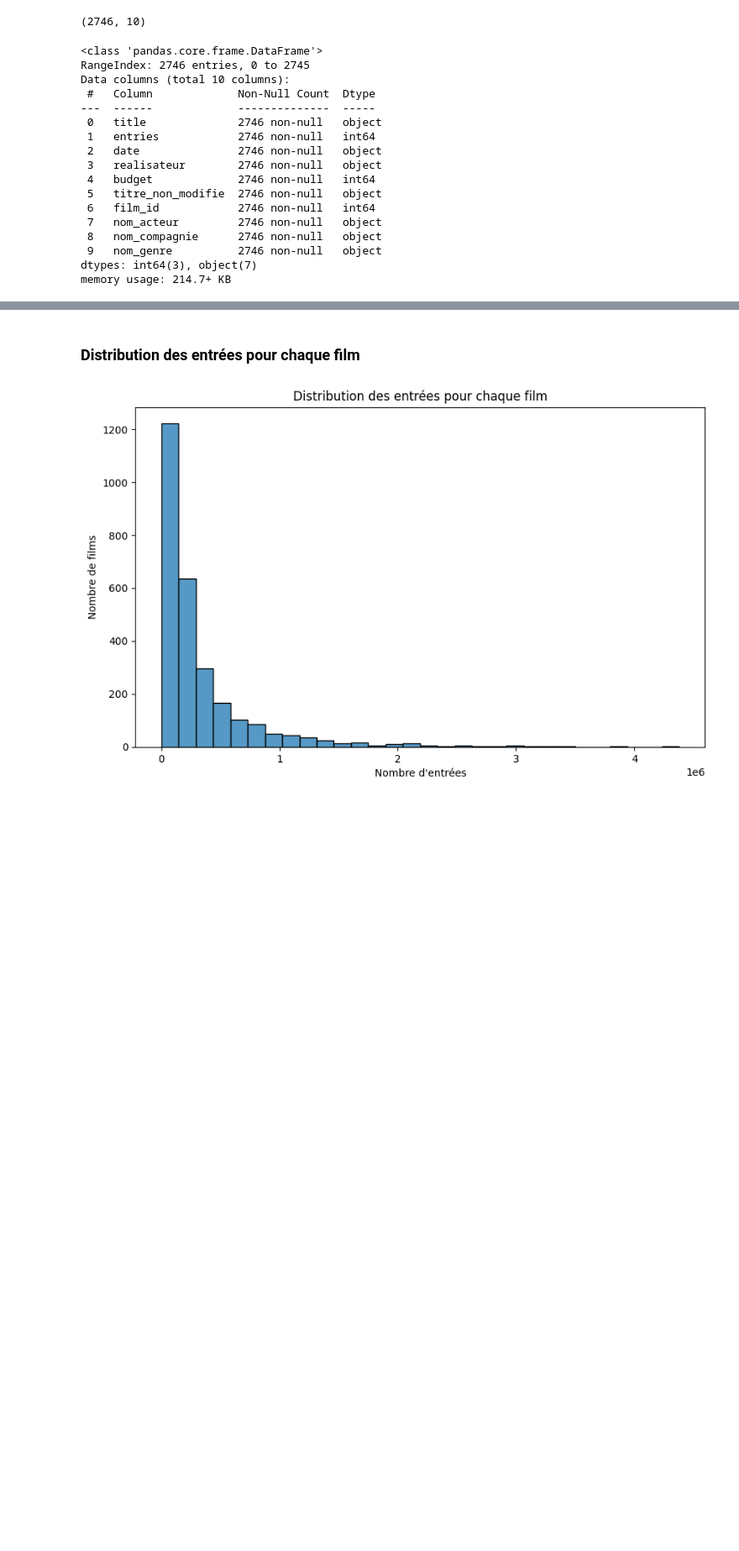
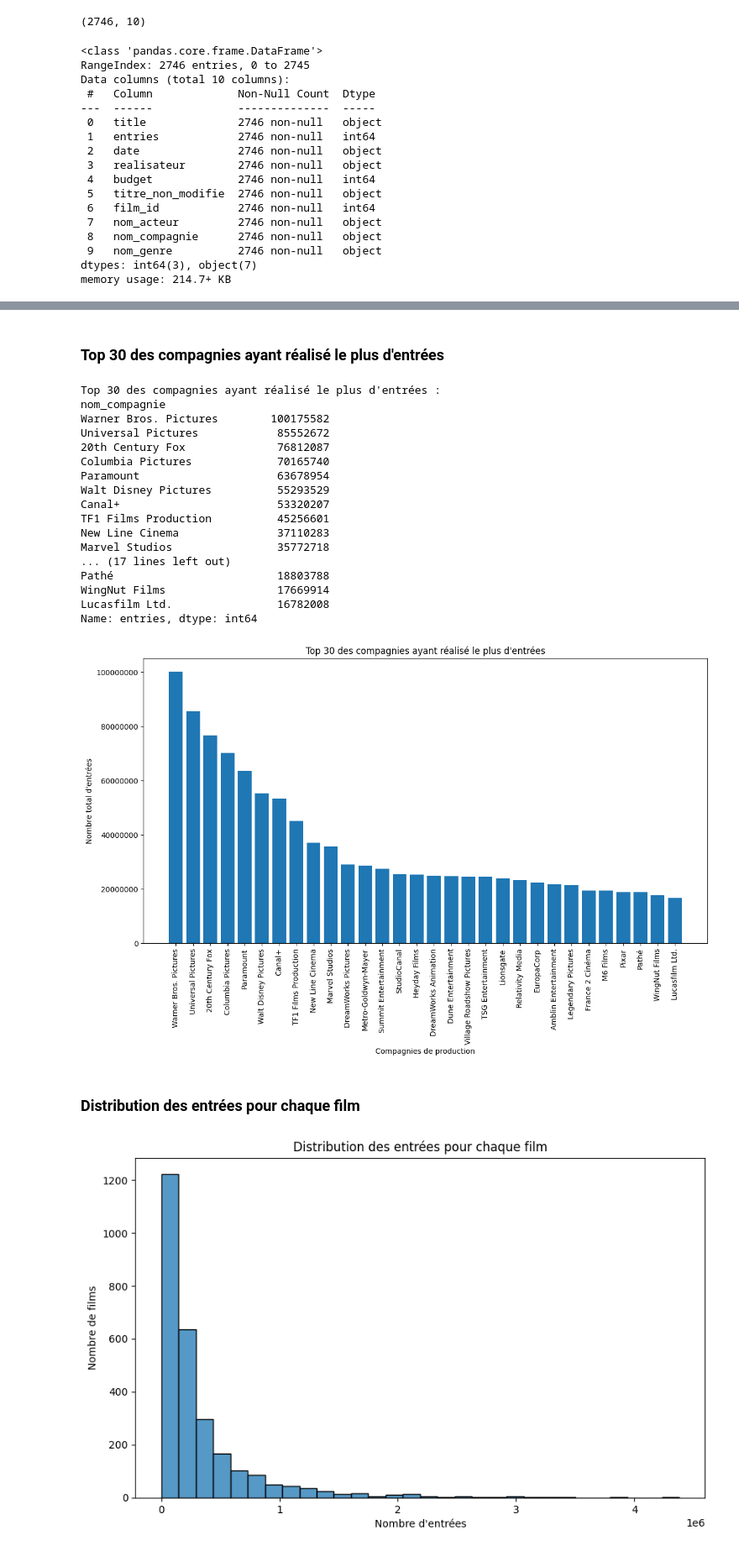
Before and after one commit to DonzerHD/Predictif_des_Entrees_de_Films, a Jupyter notebook: notebooks/Analyse_des_donnees.ipynb, the cells around one changed output, grey strips where cells are left out. Shown at 84% size. Saved outputs shown, nothing was run; the diff lists cells and outputs as text; code cells hidden in the pictures; blank space fills up the shorter version.

```diff
--- a/notebooks/Analyse_des_donnees.ipynb
+++ b/notebooks/Analyse_des_donnees.ipynb
@@ -85,3 +223,51 @@ ValueError: min() arg is an empty sequence
+# %% [markdown]
+### Top 30 des compagnies ayant réalisé le plus d'entrées
+# %%
+import pandas as pd
+import matplotlib.pyplot as plt
+from matplotlib.ticker import ScalarFormatter
+
+# Utiliser la fonction "explode" pour transformer les listes en lignes individuelles
+df_exploded = df.explode('nom_compagnie')
+
+# Grouper le dataframe par compagnie de production et calculer le nombre total d'entrées pour chaque compagnie
+companies_total_entries = df_exploded.groupby('nom_compagnie')['entries'].sum()
+
+# Top 30 des compagnies ayant réalisé le plus d'entrées
+top_30_companies = companies_total_entries.nlargest(30)
+
+print("Top 30 des compagnies ayant réalisé le plus d'entrées :")
+print(top_30_companies)
+
+# Créer un graphique barre pour visualiser le top 30 des compagnies ayant réalisé le plus d'entrées
+plt.figure(figsize=(12, 8))
+plt.bar(top_30_companies.index, top_30_companies.values)
+plt.xlabel('Compagnies de production')
+plt.ylabel('Nombre total d\'entrées')
+plt.title('Top 30 des compagnies ayant réalisé le plus d\'entrées')
+plt.xticks(rotation=90)
+plt.ticklabel_format(style="plain", axis="y")  # Afficher les valeurs réelles sur l'axe des y
+plt.tight_layout()
+plt.show()
+# %% [output]
+Top 30 des compagnies ayant réalisé le plus d'entrées :
+nom_compagnie
+Warner Bros. Pictures        100175582
+Universal Pictures            85552672
+20th Century Fox              76812087
+Columbia Pictures             70165740
+Paramount                     63678954
+Walt Disney Pictures          55293529
+Canal+                        53320207
+TF1 Films Production          45256601
+New Line Cinema               37110283
+Marvel Studios                35772718
+... (17 lines left out)
+Pathé                         18803788
+WingNut Films                 17669914
+Lucasfilm Ltd.                16782008
+Name: entries, dtype: int64
+[figure, added]
 # %% [markdown]
 ### Distribution des entrées pour chaque film
 # %%
```
Also changed, not shown: parts of 32 cells of this notebook.
